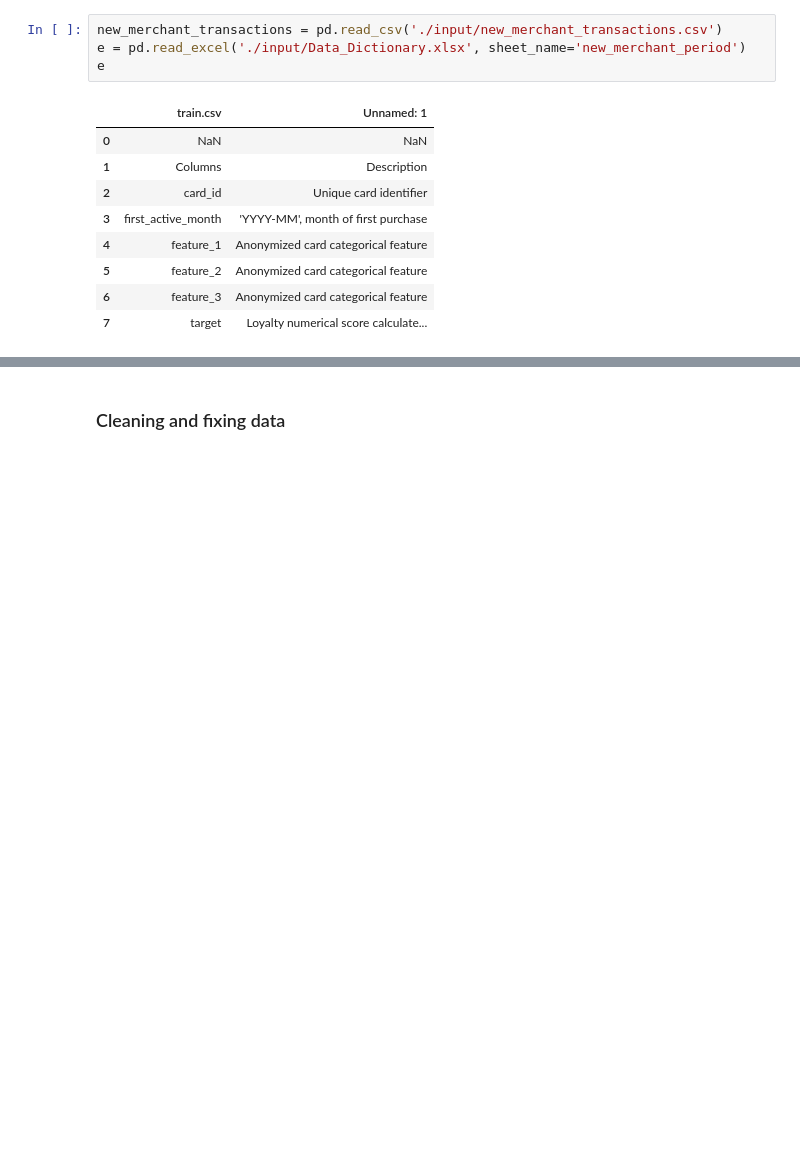
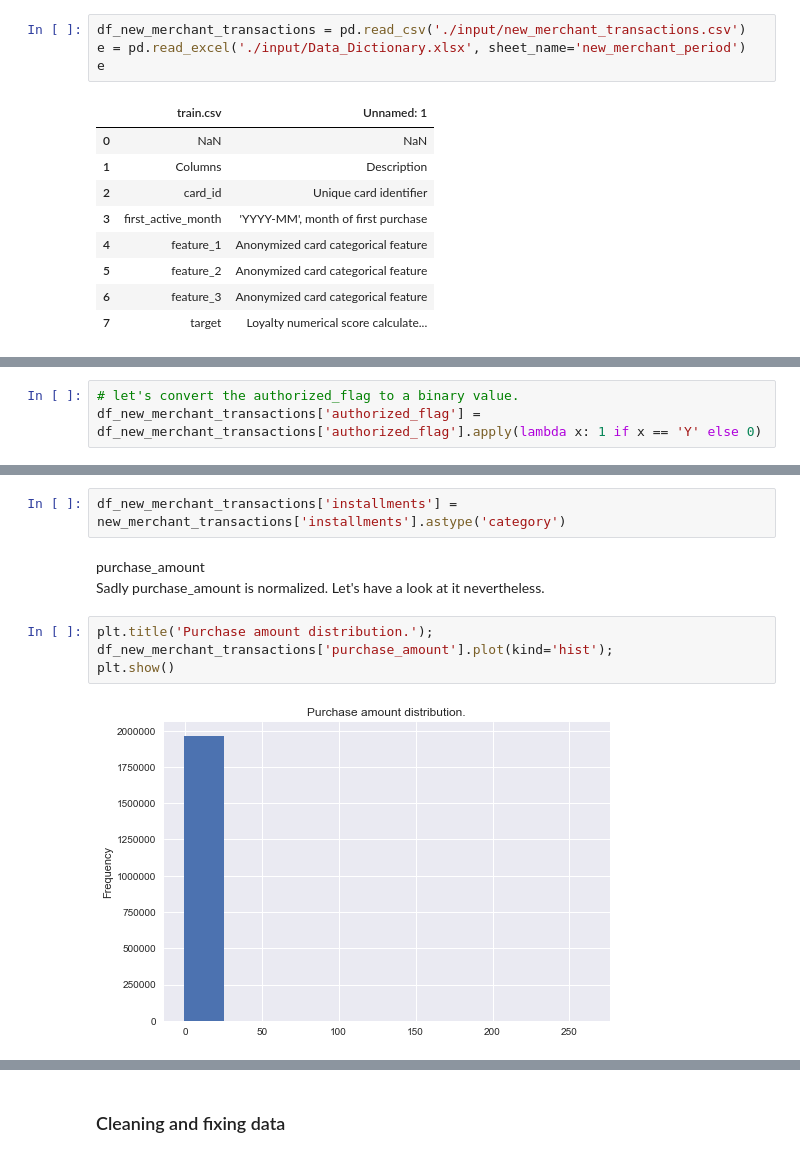
Before and after one commit to johngreibelarsen/understand-customer-loyalty, a Jupyter notebook: basic_kernel.ipynb, the cells around one changed output, grey strips where cells are left out. Drawn from its saved outputs; the diff is of its cells as text; blank space fills up the shorter version.

Commit message:
Finished New Merchant Transaction data analysis

```diff
--- a/basic_kernel.ipynb
+++ b/basic_kernel.ipynb
@@ -434,7 +434,7 @@ There are 41 unique values in subsector_id.
 ##### New Merchant Transactions
 Two months' worth of data for each card_id containing ALL purchases that card_id made at merchant_ids that were not visited in the historical data.
 # %%
-new_merchant_transactions = pd.read_csv('./input/new_merchant_transactions.csv')
+df_new_merchant_transactions = pd.read_csv('./input/new_merchant_transactions.csv')
 e = pd.read_excel('./input/Data_Dictionary.xlsx', sheet_name='new_merchant_period')
 e
 # %% [output]
@@ -449,0 +461,3 @@ e
+# %%
+# let's convert the authorized_flag to a binary value.
+df_new_merchant_transactions['authorized_flag'] = df_new_merchant_transactions['authorized_flag'].apply(lambda x: 1 if x == 'Y' else 0)
@@ -449,0 +540,11 @@ e
+# %%
+df_new_merchant_transactions['installments'] = new_merchant_transactions['installments'].astype('category')
+# %% [markdown]
+purchase_amount<BR>
+Sadly purchase_amount is normalized. Let's have a look at it nevertheless.
+# %%
+plt.title('Purchase amount distribution.');
+df_new_merchant_transactions['purchase_amount'].plot(kind='hist');
+plt.show()
+# %% [output]
+[figure, added]
```
Also changed, not shown: parts of 23 cells of this notebook.
